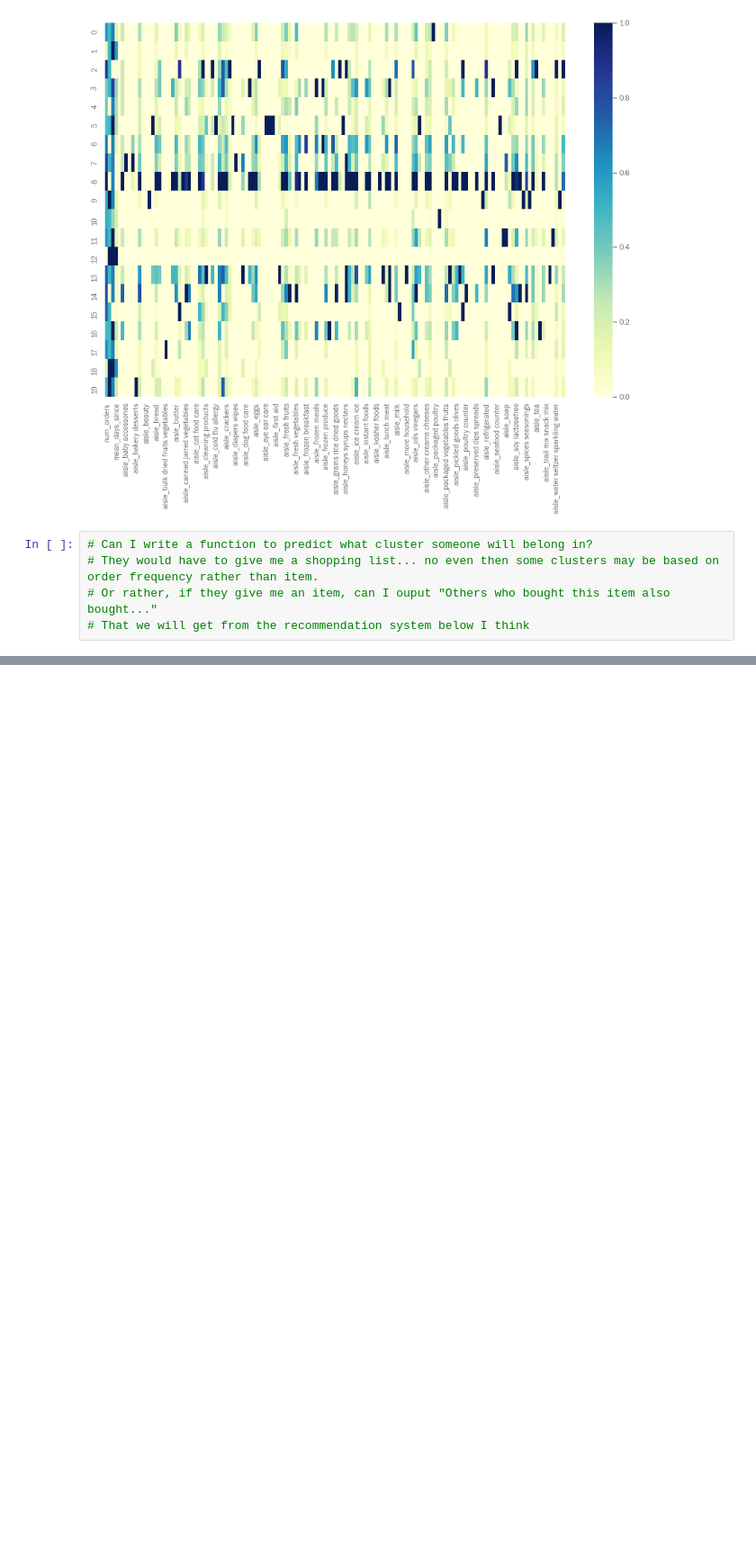
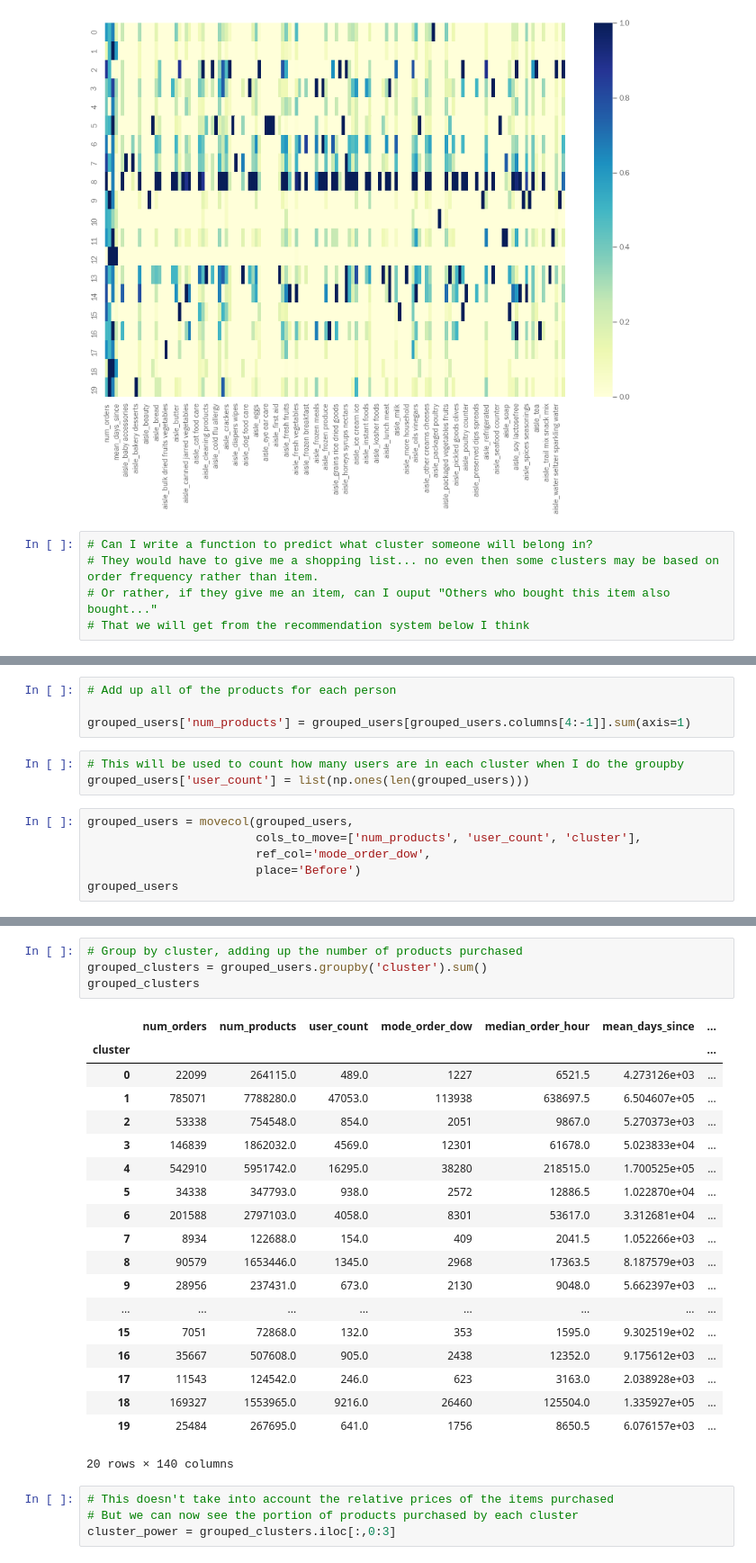
Before and after one commit to melodygr/grocery_recommendation, a Jupyter notebook: Clustering.ipynb, the cells around one changed output, grey strips where cells are left out. Shown at 90% size. Cells and saved outputs as stored; diff of their text form; blank space fills up the shorter version.

Commit message:
completed clustering

```diff
--- a/Clustering.ipynb
+++ b/Clustering.ipynb
@@ -648,0 +664,13 @@ plt.savefig('Images/cluster_heatmap.png')
+# %%
+# Add up all of the products for each person
+
+grouped_users['num_products'] = grouped_users[grouped_users.columns[4:-1]].sum(axis=1)
+# %%
+# This will be used to count how many users are in each cluster when I do the groupby
+grouped_users['user_count'] = list(np.ones(len(grouped_users)))
+# %%
+grouped_users = movecol(grouped_users,
+                        cols_to_move=['num_products', 'user_count', 'cluster'],
+                        ref_col='mode_order_dow',
+                        place='Before')
+grouped_users
@@ -648,0 +692,28 @@ plt.savefig('Images/cluster_heatmap.png')
+# %%
+# Group by cluster, adding up the number of products purchased
+grouped_clusters = grouped_users.groupby('cluster').sum()
+grouped_clusters
+# %% [output]
+|  | num_orders | num_products | user_count | mode_order_dow | median_order_hour | mean_days_since | ... |
+| cluster |  |  |  |  |  |  | ... |
+| 0 | 22099 | 264115.0 | 489.0 | 1227 | 6521.5 | 4.273126e+03 | ... |
+| 1 | 785071 | 7788280.0 | 47053.0 | 113938 | 638697.5 | 6.504607e+05 | ... |
+| 2 | 53338 | 754548.0 | 854.0 | 2051 | 9867.0 | 5.270373e+03 | ... |
+| 3 | 146839 | 1862032.0 | 4569.0 | 12301 | 61678.0 | 5.023833e+04 | ... |
+| 4 | 542910 | 5951742.0 | 16295.0 | 38280 | 218515.0 | 1.700525e+05 | ... |
+| 5 | 34338 | 347793.0 | 938.0 | 2572 | 12886.5 | 1.022870e+04 | ... |
+| 6 | 201588 | 2797103.0 | 4058.0 | 8301 | 53617.0 | 3.312681e+04 | ... |
+| 7 | 8934 | 122688.0 | 154.0 | 409 | 2041.5 | 1.052266e+03 | ... |
+| 8 | 90579 | 1653446.0 | 1345.0 | 2968 | 17363.5 | 8.187579e+03 | ... |
+| 9 | 28956 | 237431.0 | 673.0 | 2130 | 9048.0 | 5.662397e+03 | ... |
+| ... | ... | ... | ... | ... | ... | ... | ... |
+| 15 | 7051 | 72868.0 | 132.0 | 353 | 1595.0 | 9.302519e+02 | ... |
+| 16 | 35667 | 507608.0 | 905.0 | 2438 | 12352.0 | 9.175612e+03 | ... |
+| 17 | 11543 | 124542.0 | 246.0 | 623 | 3163.0 | 2.038928e+03 | ... |
+| 18 | 169327 | 1553965.0 | 9216.0 | 26460 | 125504.0 | 1.335927e+05 | ... |
+| 19 | 25484 | 267695.0 | 641.0 | 1756 | 8650.5 | 6.076157e+03 | ... |
+20 rows × 140 columns
+# %%
+# This doesn't take into account the relative prices of the items purchased
+# But we can now see the portion of products purchased by each cluster
+cluster_power = grouped_clusters.iloc[:,0:3]
```
Also changed, not shown: parts of 16 cells of this notebook, 1 other file.
